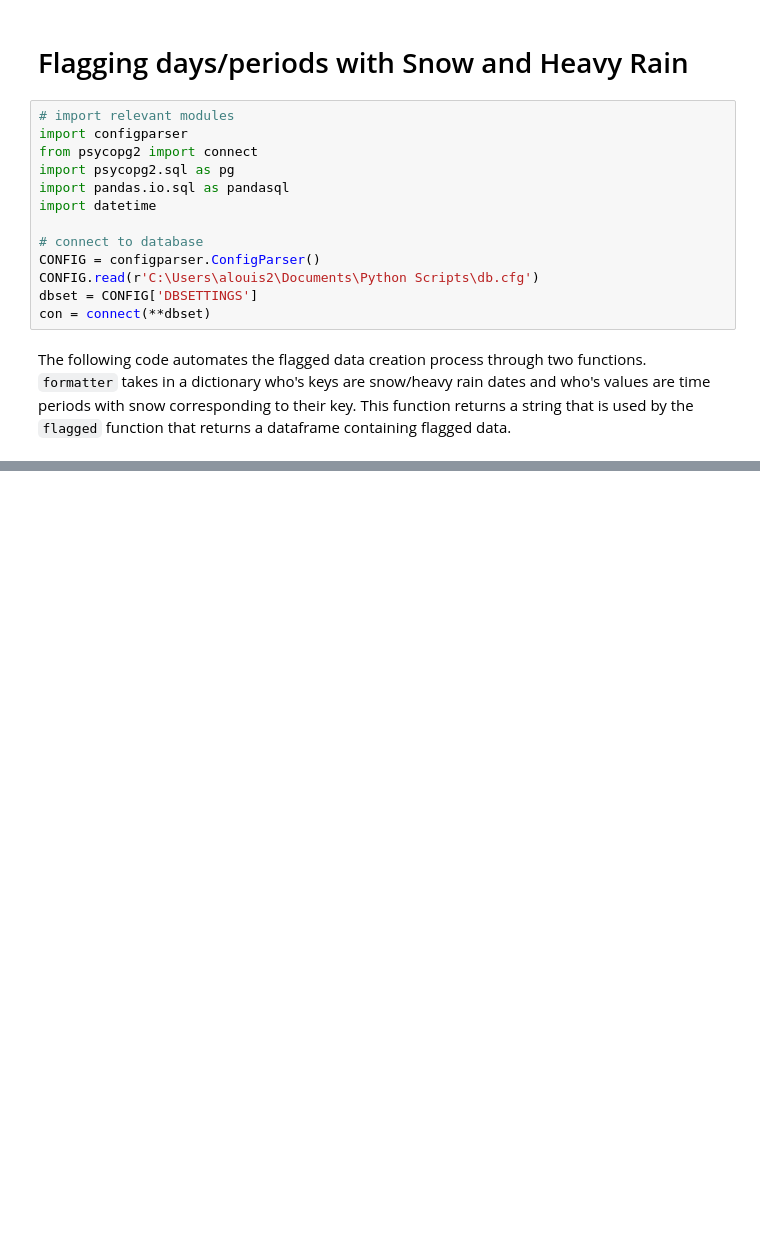
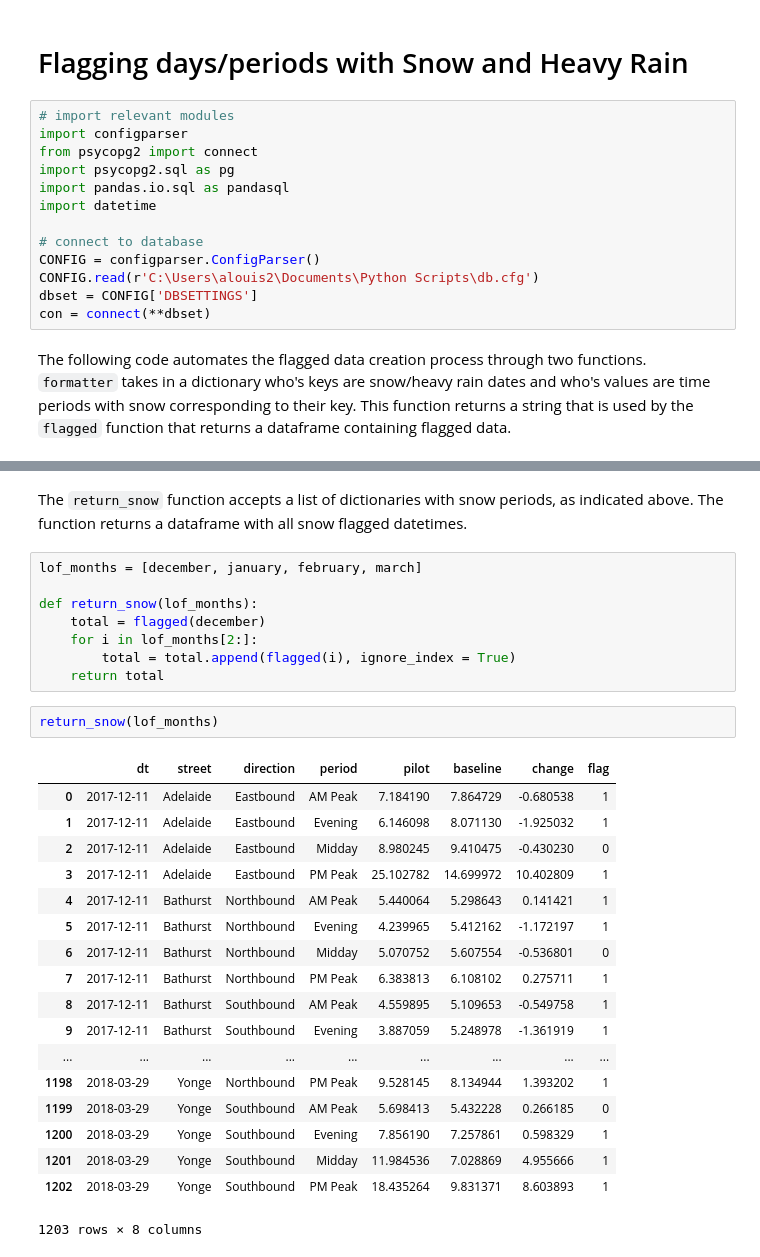
Before and after one commit to CityofToronto/bdit_king_pilot_dashboard, a Jupyter notebook: bluetooth/monthly_summaries/snowflags.ipynb, the cells around one changed output, grey strips where cells are left out. Saved outputs shown, nothing was run; the diff lists cells and outputs as text; blank space fills up the shorter version.

```diff
--- a/bluetooth/snowflags.ipynb
+++ b/bluetooth/monthly_summaries/snowflags.ipynb
@@ -73,0 +85,31 @@ flagged(march)
+# %% [markdown]
+The `return_snow` function accepts a list of dictionaries with snow periods, as indicated above. The function returns a dataframe with all snow flagged datetimes.
+# %%
+lof_months = [december, january, february, march]
+
+def return_snow(lof_months):
+    total = flagged(december)
+    for i in lof_months[2:]:
+        total = total.append(flagged(i), ignore_index = True)
+    return total
+# %%
+return_snow(lof_months)
+# %% [output]
+|  | dt | street | direction | period | pilot | baseline | change | flag |
+| 0 | 2017-12-11 | Adelaide | Eastbound | AM Peak | 7.184190 | 7.864729 | -0.680538 | 1 |
+| 1 | 2017-12-11 | Adelaide | Eastbound | Evening | 6.146098 | 8.071130 | -1.925032 | 1 |
+| 2 | 2017-12-11 | Adelaide | Eastbound | Midday | 8.980245 | 9.410475 | -0.430230 | 0 |
+| 3 | 2017-12-11 | Adelaide | Eastbound | PM Peak | 25.102782 | 14.699972 | 10.402809 | 1 |
+| 4 | 2017-12-11 | Bathurst | Northbound | AM Peak | 5.440064 | 5.298643 | 0.141421 | 1 |
+| 5 | 2017-12-11 | Bathurst | Northbound | Evening | 4.239965 | 5.412162 | -1.172197 | 1 |
+| 6 | 2017-12-11 | Bathurst | Northbound | Midday | 5.070752 | 5.607554 | -0.536801 | 0 |
+| 7 | 2017-12-11 | Bathurst | Northbound | PM Peak | 6.383813 | 6.108102 | 0.275711 | 1 |
+| 8 | 2017-12-11 | Bathurst | Southbound | AM Peak | 4.559895 | 5.109653 | -0.549758 | 1 |
+| 9 | 2017-12-11 | Bathurst | Southbound | Evening | 3.887059 | 5.248978 | -1.361919 | 1 |
+| ... | ... | ... | ... | ... | ... | ... | ... | ... |
+| 1198 | 2018-03-29 | Yonge | Northbound | PM Peak | 9.528145 | 8.134944 | 1.393202 | 1 |
+| 1199 | 2018-03-29 | Yonge | Southbound | AM Peak | 5.698413 | 5.432228 | 0.266185 | 0 |
+| 1200 | 2018-03-29 | Yonge | Southbound | Evening | 7.856190 | 7.257861 | 0.598329 | 1 |
+| 1201 | 2018-03-29 | Yonge | Southbound | Midday | 11.984536 | 7.028869 | 4.955666 | 1 |
+| 1202 | 2018-03-29 | Yonge | Southbound | PM Peak | 18.435264 | 9.831371 | 8.603893 | 1 |
+1203 rows × 8 columns
```
Also changed, not shown: parts of 3 cells of this notebook, 1 other file.
